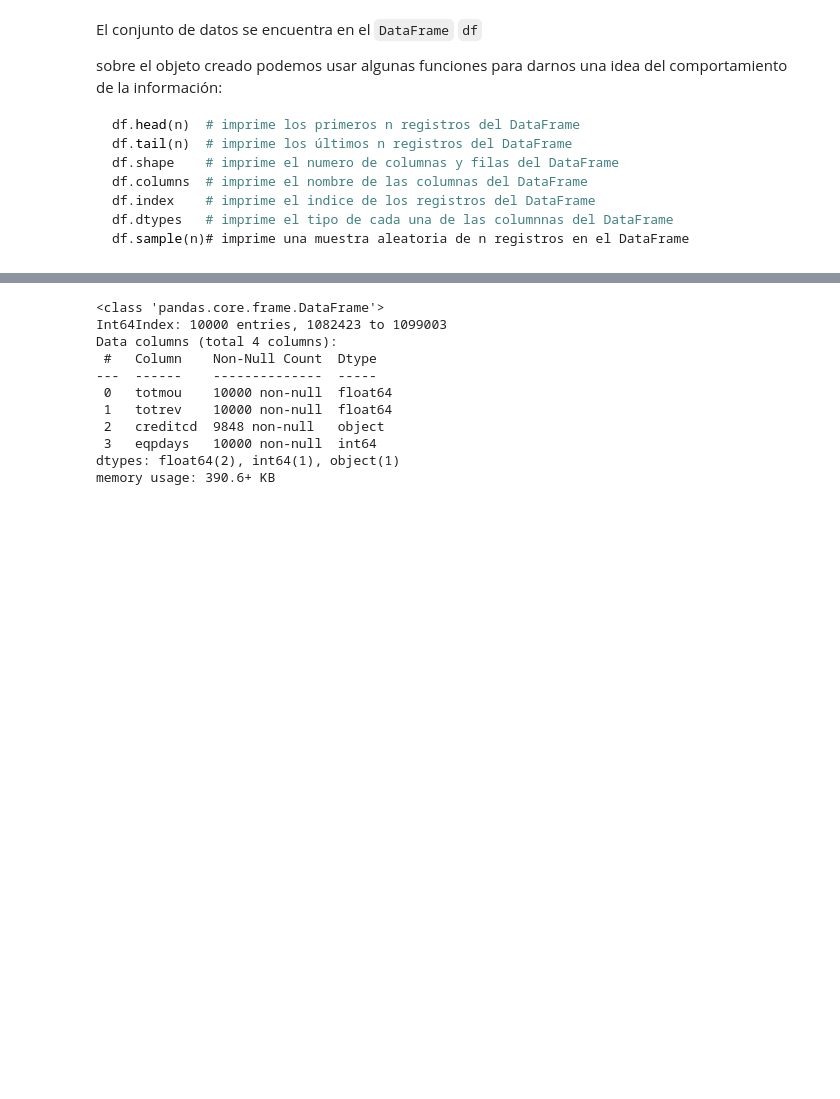
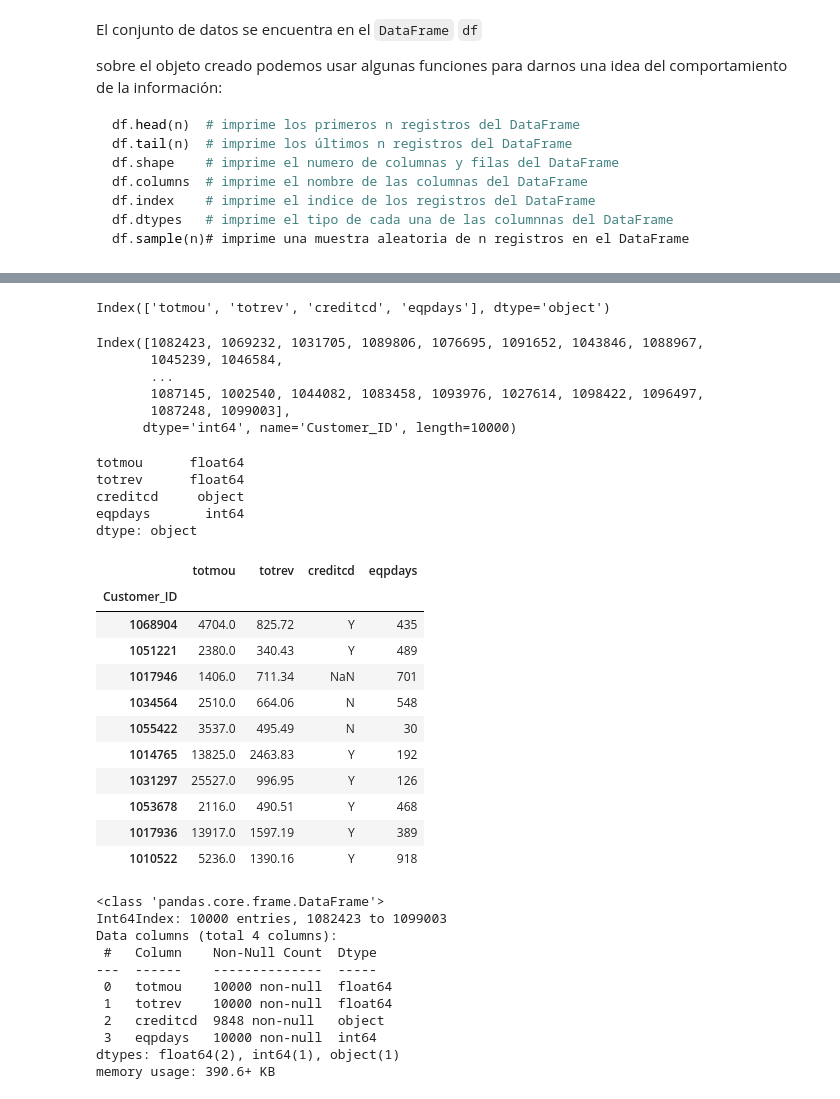
Before and after one commit to jnavarr54248/ml_ean_2024_1, a Jupyter notebook: Cuaderno/Relación entre minutos usados e ingreso de clientes - Introducción a Pandas.ipynb, the cells around one changed output, grey strips where cells are left out. Saved outputs shown, nothing was run; the diff lists cells and outputs as text; code cells hidden in the pictures; blank space fills up the shorter version.

```diff
--- a/Cuaderno/Relación entre minutos usados e ingreso de clientes - Introducción a Pandas.ipynb
+++ b/Cuaderno/Relación entre minutos usados e ingreso de clientes - Introducción a Pandas.ipynb
@@ -390,0 +468,10 @@ df
+# %%
+# aqui colocamos la ruta, si lo ejecuto asi como Credito_dias.csv arroja error, porque no existe la carpeta bases.
+#Le tendria que colocar la ruta real, que seria ../Datos/Clase 1/Credito_dias.csv, esto sirve por lo que creamos arriba.
+# con el argumento sep definimos como lo separamos, y tengo una columa de indice que es Custome_ID
+# Aqui ya no importa de quien sea el computador, la lógica esta en la estructura documental, si yo clono un repositorio nunca me va a fallar una ruta.
+# con los ../ me voy pa atras de una carpeta y arranco para adelante seleccionando.
+# Si quiere irme mas atras colocaria ../../ y así sucesivamente.
+import pandas as pd
+df=pd.read_csv("../Datos/Clase 1/Credito_dias.csv", sep=",",index_col="Customer_ID")
+df
@@ -404,3 +547,39 @@ df.sample(n)# imprime una muestra aleatoria de n registros en el DataFrame
+# %%
+df.columns
+# %% [output]
+Index(['totmou', 'totrev', 'creditcd', 'eqpdays'], dtype='object')
+# %%
+df.index
+# %% [output]
+Index([1082423, 1069232, 1031705, 1089806, 1076695, 1091652, 1043846, 1088967,
+       1045239, 1046584,
+       ...
+       1087145, 1002540, 1044082, 1083458, 1093976, 1027614, 1098422, 1096497,
+       1087248, 1099003],
+      dtype='int64', name='Customer_ID', length=10000)
+# %%
+df.dtypes
+# %% [output]
+totmou      float64
+totrev      float64
+creditcd     object
+eqpdays       int64
+dtype: object
+# %%
+df.sample(10)
+# %% [output]
+|  | totmou | totrev | creditcd | eqpdays |
+| Customer_ID |  |  |  |  |
+| 1068904 | 4704.0 | 825.72 | Y | 435 |
+| 1051221 | 2380.0 | 340.43 | Y | 489 |
+| 1017946 | 1406.0 | 711.34 | NaN | 701 |
+| 1034564 | 2510.0 | 664.06 | N | 548 |
+| 1055422 | 3537.0 | 495.49 | N | 30 |
+| 1014765 | 13825.0 | 2463.83 | Y | 192 |
+| 1031297 | 25527.0 | 996.95 | Y | 126 |
+| 1053678 | 2116.0 | 490.51 | Y | 468 |
+| 1017936 | 13917.0 | 1597.19 | Y | 389 |
+| 1010522 | 5236.0 | 1390.16 | Y | 918 |
 # %%
 df.info()
 # %% [output]
```
Also changed, not shown: parts of 55 cells of this notebook.
